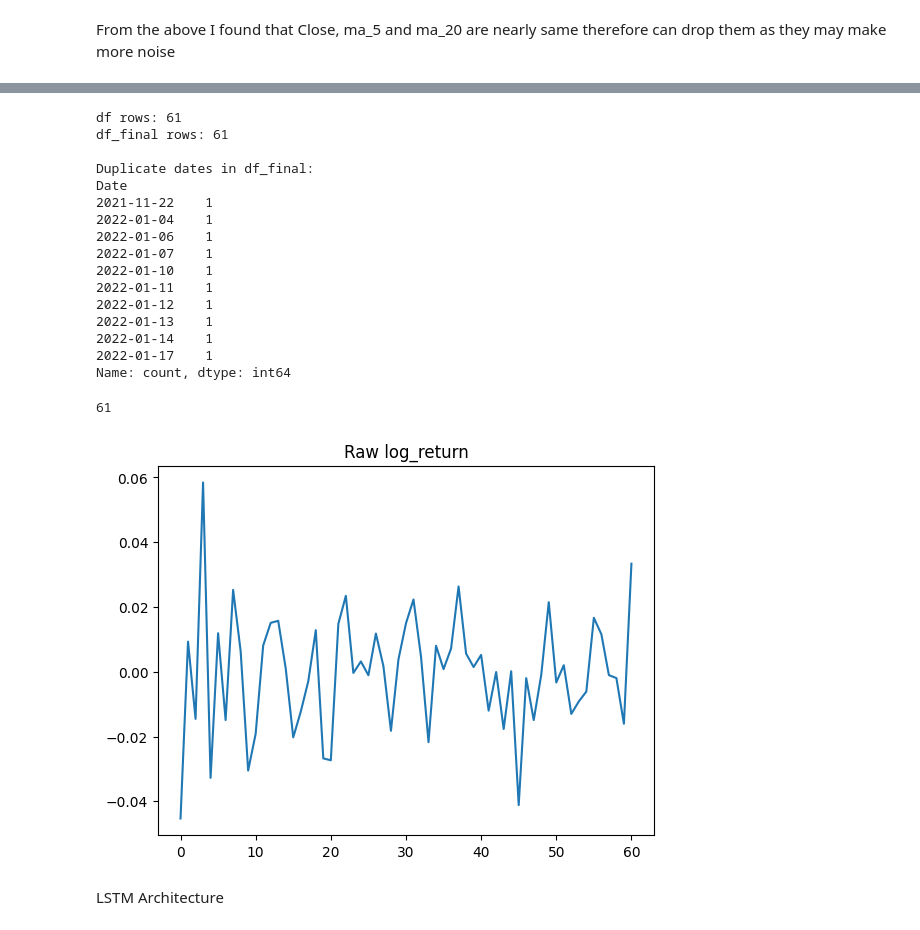
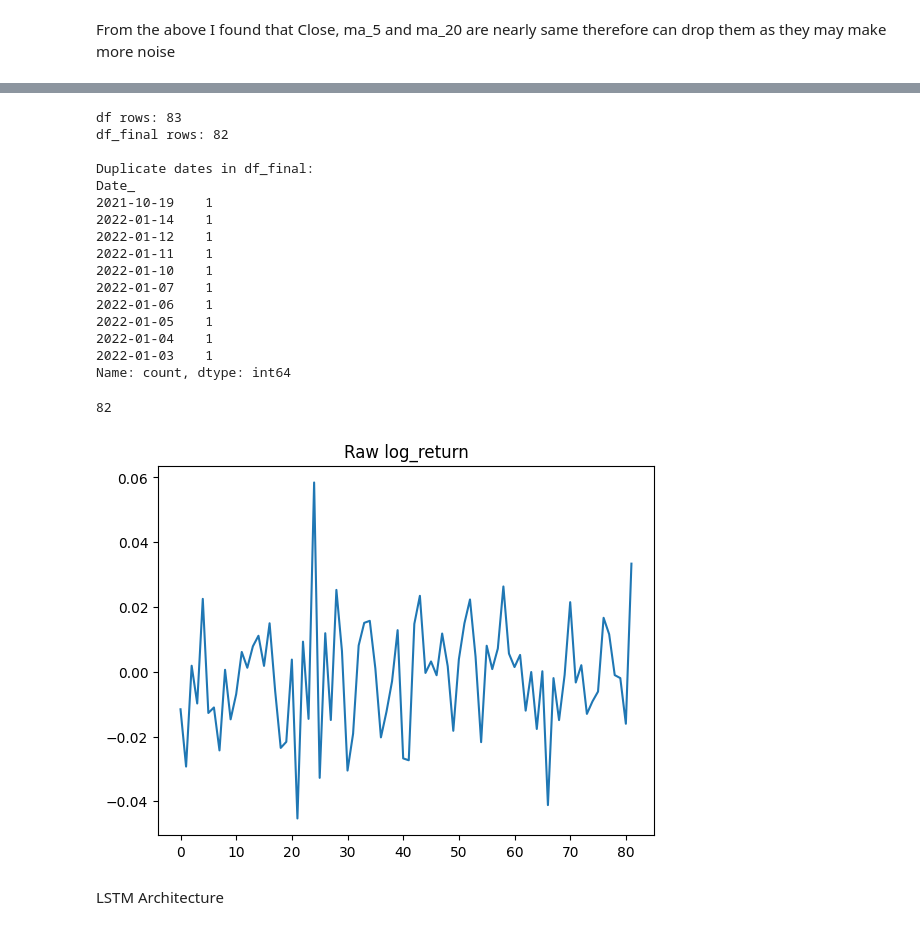
Before and after one commit to gursheelsingh11/Stock_Price_pred_based_on_sentiments_-_Marketmoods, a Jupyter notebook: LSTM.ipynb, the cells around one changed output, grey strips where cells are left out. Saved outputs shown, nothing was run; the diff lists cells and outputs as text; code cells hidden in the pictures.

```diff
--- a/LSTM.ipynb
+++ b/LSTM.ipynb
@@ -97,3 +54,0 @@ Name: count, dtype: int64
-# %%
-sent_daily["sentiment_num"] = sent_daily["sentiment_bucket"]
-sent_daily.drop(columns=["sentiment_bucket"], inplace=True)
@@ -116,0 +70,9 @@ sent_daily.drop(columns=["sentiment_bucket"], inplace=True)
+# %%
+import numpy as np
+
+sent_daily2["sentiment_bucket"] = np.where(
+    sent_daily2["sentiment_num"] <= -0.2, -1,
+    np.where(
+        sent_daily2["sentiment_num"] <= 0.2, 0, 1
+    )
+)
@@ -215,11 +203,11 @@ df_final["Date"] = pd.to_datetime(df_final["Date_"]).dt.date
 
 # Merge sentiment
 df_final = df_final.merge(
-    sent_daily_new,
+    sent_daily2,
     on="Date",
     how="left"
 )
 
 # Check
-df_final[["Date", "sentiment_num"]].tail(20)
-df_final["sentiment_num"] = df_final["sentiment_num"].fillna(0)
+df_final[["Date", "sentiment_bucket"]].tail(20)
+df_final["sentiment_bucket"] = df_final["sentiment_bucket"].fillna(0)
@@ -234,18 +219,15 @@ features = [
     "Low_RELIANCE.NS",
     "Close_RELIANCE.NS",
     "Volume_RELIANCE.NS",
-    'sentiment_num',
+    'sentiment_bucket',
     "rsi_14",
+
+
     "macd",
     "volatility_20"
 ]
 
-target = "log_return"
-
-# print(data["rsi_14"].head(20))
-# print(data["rsi_14"].isna().sum())
-
-# df_final[features].describe()
-# df_final['returns_'].head()
-df_final.head()
+df_final["target"] = df_final["log_return"].shift(-1)
+df_final = df_final.dropna(subset=["target"])
+df_final.head(20)
 # %% [output]
@@ -260,30 +256,30 @@ print("df rows:", len(df))
 print("df_final rows:", len(df_final))
 
 print("\nDuplicate dates in df_final:")
-print(df_final["Date"].value_counts().head(10))
+print(df_final["Date_"].value_counts().head(10))
 # %% [output]
-df rows: 61
-df_final rows: 61
+df rows: 83
+df_final rows: 82
 
 Duplicate dates in df_final:
-Date
-2021-11-22    1
+Date_
+2021-10-19    1
+2022-01-14    1
+2022-01-12    1
+2022-01-11    1
+2022-01-10    1
+2022-01-07    1
+2022-01-06    1
+2022-01-05    1
 2022-01-04    1
-2022-01-06    1
-2022-01-07    1
-2022-01-10    1
-2022-01-11    1
-2022-01-12    1
-2022-01-13    1
-2022-01-14    1
-2022-01-17    1
+2022-01-03    1
 Name: count, dtype: int64
 # %%
-df_final["log_return"].plot(title="Raw log_return")
-print(df_final["log_return"].nunique())
+df_final["target"].plot(title="Raw log_return")
+print(df_final["target"].nunique())
 # %% [output]
-61
+82
-[figure, old version]
+[figure, new version]
 # %% [markdown]
 LSTM Architecture
 # %%
```
Also changed, not shown: parts of 43 cells of this notebook.
